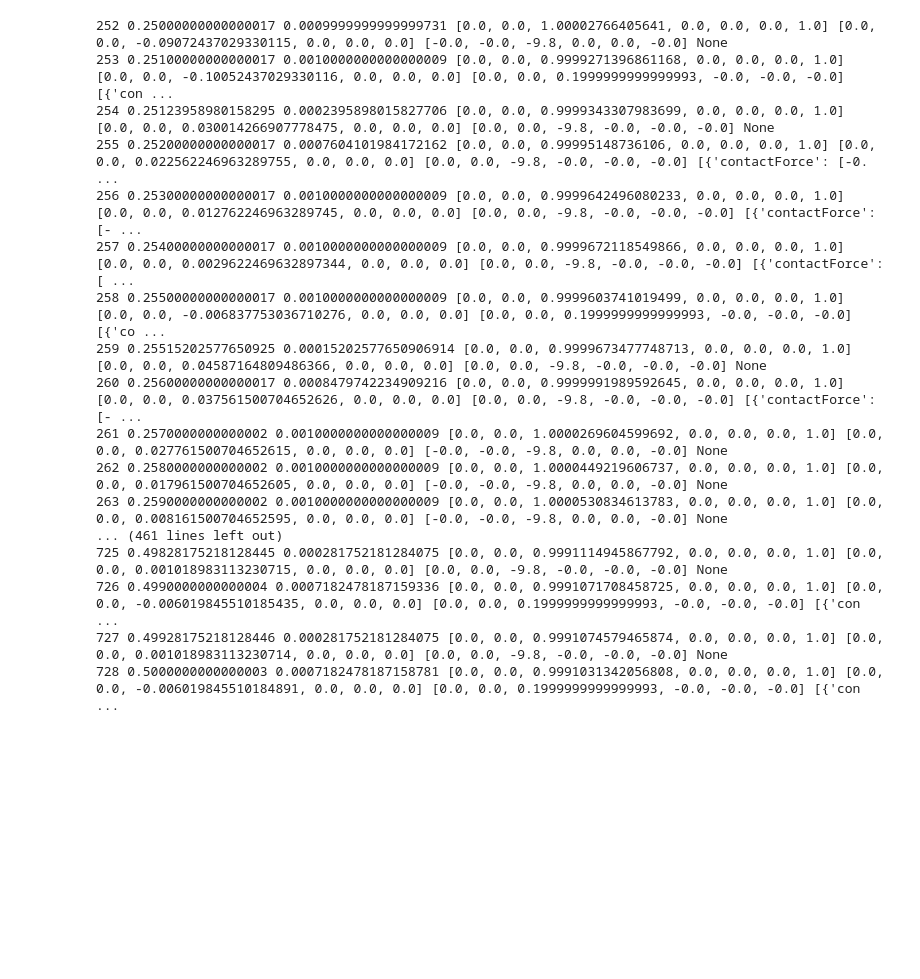
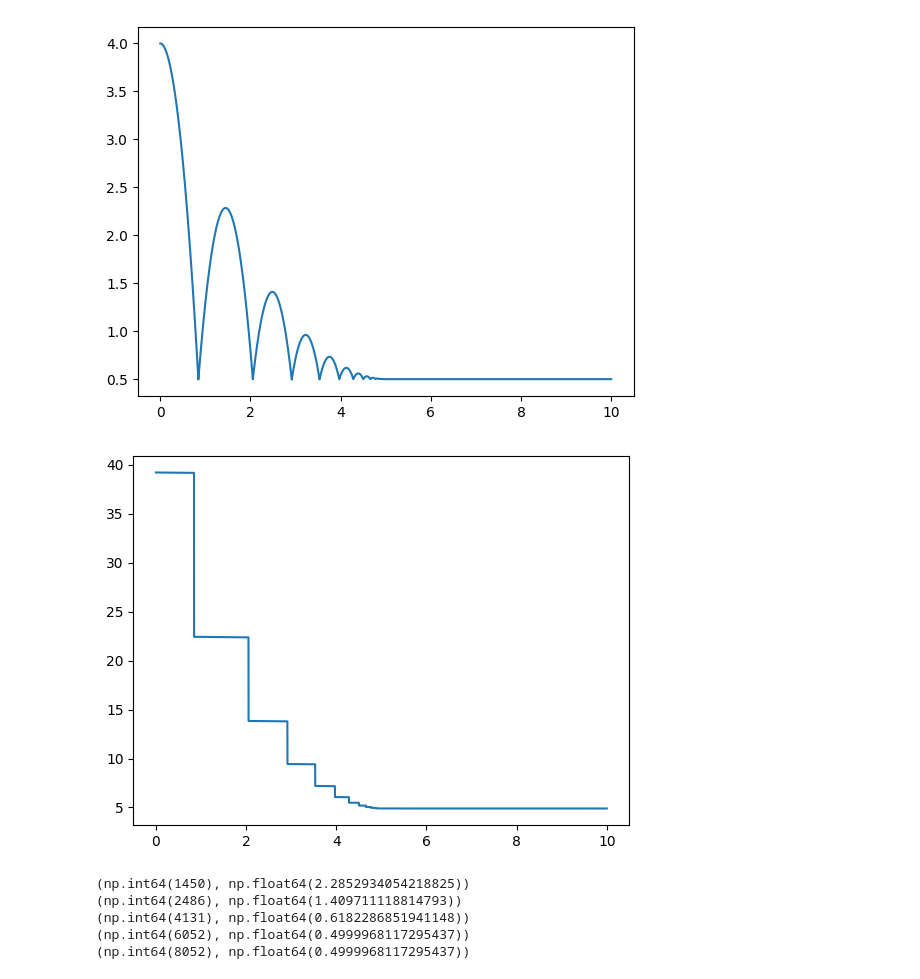
Before and after one commit to leitianjian/sire, a Jupyter notebook: demo/demo_python/demo_ball_free_fall.ipynb, the cells around one changed output. Saved outputs shown, nothing was run; the diff lists cells and outputs as text; code cells hidden in the pictures; blank space fills up the shorter version.

```diff
--- a/demo/demo_python/demo_ball_free_fall.ipynb
+++ b/demo/demo_python/demo_ball_free_fall.ipynb
@@ -131,5 +148 @@ http://127.0.0.1:7002/static/
 [interactive output not drawn]
-# %%
-for i in range(800):
-  currentIdx = 4000 + i
-  print(result["timeIndex"][currentIdx])
@@ -154,38 +149,72 @@ for i in range(800):
 # %%
 import matplotlib.pyplot as plt
+import numpy as np
 timeIndices = result['timeIndex']
 contactInfo = result["contactInfo"]
 partpq = result["partPq"]
 partvs = result["partVs"]
 partas = result["partAs"]
 dts = result["dts"]
 x = []
 y = []
+yv = []
 
-lowerBound = binarySearch(timeIndices, 0.25)
-upperBound = binarySearch(timeIndices, 0.5)
+lowerBound = binarySearch(timeIndices, 0)
+upperBound = binarySearch(timeIndices, 10)
 
 for i in range(lowerBound, upperBound + 1):
-  print(i, timeIndices[i], dts[i], partpq[i][1], partvs[i][1], partas[i][1], contactInfo[i])
+  # print(i, timeIndices[i], dts[i], partpq[i][1], partvs[i][1], partas[i][1], contactInfo[i])
   x.append(timeIndices[i])
   y.append(pq2tfmatrix(partpq[i][1])[2, 3])  # z position from transformation matrix
+  yv.append(partvs[i][1][2])  # z velocity
+plt.plot(x, y)
+plt.savefig("D:/papers/sire_contact_model/res/sphere_free_fall_height_data2.pdf", format="pdf")
+plt.show()
 
-plt.plot(x, y)
+def calculate_energy(m, height, velocity, g):
+    return m * g * height + 0.5 * m * velocity * velocity
+
+def replace_smaller_with_previous(lst, threshold):
+    """
+    将列表中所有小于threshold的值替换为前一个元素的值
+    第一个元素没有前一个元素，保持不变
+    """
+    if not lst:  # 处理空列表
+        return lst
+
+    result = lst.copy()  # 创建列表的副本，避免修改原列表
+
+    for i in range(1, len(result)):
+        if result[i] < threshold:
+            result[i] = result[i-1]
+
+    return result
+
+energyList = []
+for i in range(lowerBound, upperBound + 1):
+  energyList.append(calculate_energy(1.0, y[i - lowerBound], yv[i - lowerBound], 9.8))
+
+energy = replace_smaller_with_previous(energyList, -1)
+
+plt.plot(x, energy)
+plt.show()
+
+def findMaxHeightAtRange(x, minTime, maxTime):
+  idx_t0 = min(range(len(x)), key=lambda i: abs(x[i] - minTime))
+  idx_t1 = min(range(len(x)), key=lambda i: abs(x[i] - maxTime))
+  height1Idx = np.argmax(y[idx_t0:idx_t1])
+  return (height1Idx+idx_t0, y[height1Idx+idx_t0])
+
+print(findMaxHeightAtRange(x, 1, 2))
+print(findMaxHeightAtRange(x, 2, 4))
+print(findMaxHeightAtRange(x, 4, 6))
+print(findMaxHeightAtRange(x, 6, 7))
+print(findMaxHeightAtRange(x, 8, 9))
 # %% [output]
+[figure, new version]
+[figure, added]
-252 0.25000000000000017 0.0009999999999999731 [0.0, 0.0, 1.00002766405641, 0.0, 0.0, 0.0, 1.0] [0.0, 0.0, -0.09072437029330115, 0.0, 0.0, 0.0] [-0.0, -0.0, -9.8, 0.0, 0.0, -0.0] None
-253 0.25100000000000017 0.0010000000000000009 [0.0, 0.0, 0.9999271396861168, 0.0, 0.0, 0.0, 1.0] [0.0, 0.0, -0.10052437029330116, 0.0, 0.0, 0.0] [0.0, 0.0, 0.1999999999999993, -0.0, -0.0, -0.0] [{'con ...
-254 0.25123958980158295 0.0002395898015827706 [0.0, 0.0, 0.9999343307983699, 0.0, 0.0, 0.0, 1.0] [0.0, 0.0, 0.030014266907778475, 0.0, 0.0, 0.0] [0.0, 0.0, -9.8, -0.0, -0.0, -0.0] None
-255 0.25200000000000017 0.0007604101984172162 [0.0, 0.0, 0.99995148736106, 0.0, 0.0, 0.0, 1.0] [0.0, 0.0, 0.022562246963289755, 0.0, 0.0, 0.0] [0.0, 0.0, -9.8, -0.0, -0.0, -0.0] [{'contactForce': [-0. ...
-256 0.25300000000000017 0.0010000000000000009 [0.0, 0.0, 0.9999642496080233, 0.0, 0.0, 0.0, 1.0] [0.0, 0.0, 0.012762246963289745, 0.0, 0.0, 0.0] [0.0, 0.0, -9.8, -0.0, -0.0, -0.0] [{'contactForce': [- ...
-257 0.25400000000000017 0.0010000000000000009 [0.0, 0.0, 0.9999672118549866, 0.0, 0.0, 0.0, 1.0] [0.0, 0.0, 0.0029622469632897344, 0.0, 0.0, 0.0] [0.0, 0.0, -9.8, -0.0, -0.0, -0.0] [{'contactForce': [ ...
-258 0.25500000000000017 0.0010000000000000009 [0.0, 0.0, 0.9999603741019499, 0.0, 0.0, 0.0, 1.0] [0.0, 0.0, -0.006837753036710276, 0.0, 0.0, 0.0] [0.0, 0.0, 0.1999999999999993, -0.0, -0.0, -0.0] [{'co ...
-259 0.25515202577650925 0.00015202577650906914 [0.0, 0.0, 0.9999673477748713, 0.0, 0.0, 0.0, 1.0] [0.0, 0.0, 0.04587164809486366, 0.0, 0.0, 0.0] [0.0, 0.0, -9.8, -0.0, -0.0, -0.0] None
-260 0.25600000000000017 0.0008479742234909216 [0.0, 0.0, 0.9999991989592645, 0.0, 0.0, 0.0, 1.0] [0.0, 0.0, 0.037561500704652626, 0.0, 0.0, 0.0] [0.0, 0.0, -9.8, -0.0, -0.0, -0.0] [{'contactForce': [- ...
-261 0.2570000000000002 0.0010000000000000009 [0.0, 0.0, 1.0000269604599692, 0.0, 0.0, 0.0, 1.0] [0.0, 0.0, 0.027761500704652615, 0.0, 0.0, 0.0] [-0.0, -0.0, -9.8, 0.0, 0.0, -0.0] None
-262 0.2580000000000002 0.0010000000000000009 [0.0, 0.0, 1.0000449219606737, 0.0, 0.0, 0.0, 1.0] [0.0, 0.0, 0.017961500704652605, 0.0, 0.0, 0.0] [-0.0, -0.0, -9.8, 0.0, 0.0, -0.0] None
-263 0.2590000000000002 0.0010000000000000009 [0.0, 0.0, 1.0000530834613783, 0.0, 0.0, 0.0, 1.0] [0.0, 0.0, 0.008161500704652595, 0.0, 0.0, 0.0] [-0.0, -0.0, -9.8, 0.0, 0.0, -0.0] None
-... (461 lines left out)
-725 0.49828175218128445 0.000281752181284075 [0.0, 0.0, 0.9991114945867792, 0.0, 0.0, 0.0, 1.0] [0.0, 0.0, 0.001018983113230715, 0.0, 0.0, 0.0] [0.0, 0.0, -9.8, -0.0, -0.0, -0.0] None
-726 0.4990000000000004 0.0007182478187159336 [0.0, 0.0, 0.9991071708458725, 0.0, 0.0, 0.0, 1.0] [0.0, 0.0, -0.006019845510185435, 0.0, 0.0, 0.0] [0.0, 0.0, 0.1999999999999993, -0.0, -0.0, -0.0] [{'con ...
-727 0.49928175218128446 0.000281752181284075 [0.0, 0.0, 0.9991074579465874, 0.0, 0.0, 0.0, 1.0] [0.0, 0.0, 0.001018983113230714, 0.0, 0.0, 0.0] [0.0, 0.0, -9.8, -0.0, -0.0, -0.0] None
-728 0.5000000000000003 0.0007182478187158781 [0.0, 0.0, 0.9991031342056808, 0.0, 0.0, 0.0, 1.0] [0.0, 0.0, -0.006019845510184891, 0.0, 0.0, 0.0] [0.0, 0.0, 0.1999999999999993, -0.0, -0.0, -0.0] [{'con ...
+(np.int64(1450), np.float64(2.2852934054218825))
+(np.int64(2486), np.float64(1.409711118814793))
+(np.int64(4131), np.float64(0.6182286851941148))
+(np.int64(6052), np.float64(0.4999968117295437))
+(np.int64(8052), np.float64(0.4999968117295437))
```
Also changed, not shown: parts of 6 cells of this notebook, 52 other files.
